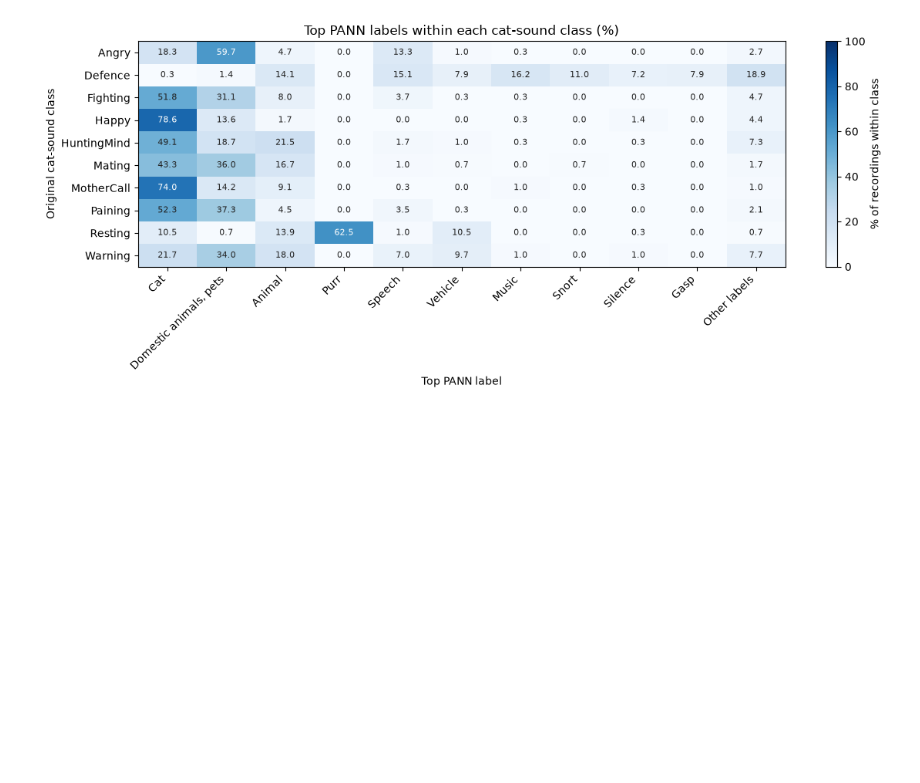
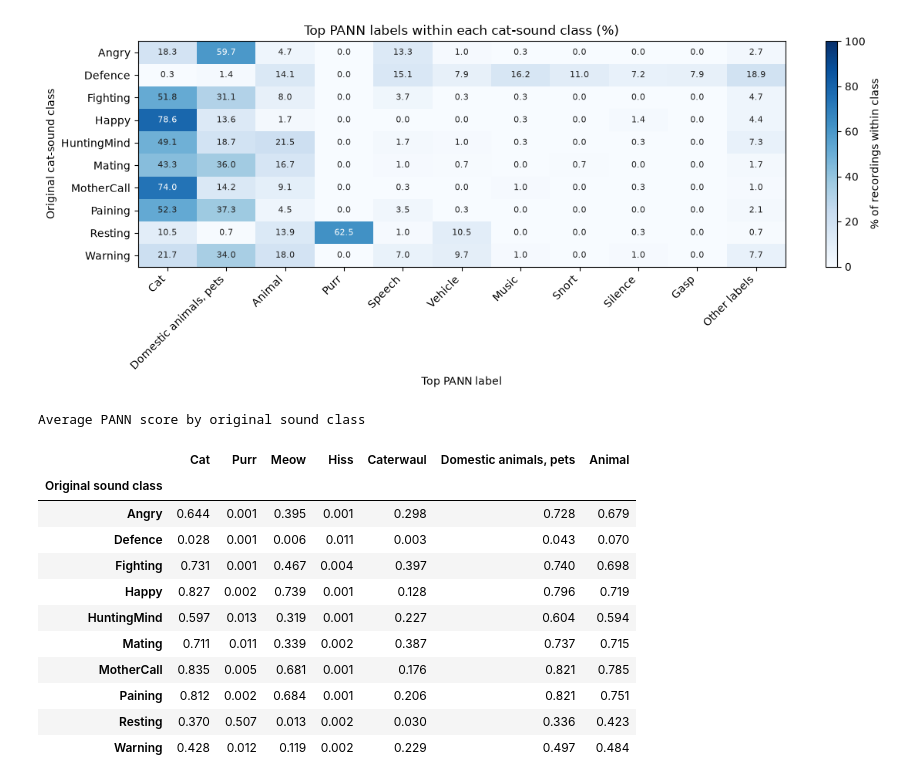
Before and after one commit to CevenJKnowles/Kitty3000-ML, a Jupyter notebook: notebooks/bas-PANN-model-1.ipynb, the cells around one changed output. Cells and saved outputs as stored; diff of their text form; code cells hidden in the pictures; blank space fills up the shorter version.

Commit message:
PANN label eda

```diff
--- a/notebooks/bas-PANN-model-1.ipynb
+++ b/notebooks/bas-PANN-model-1.ipynb
@@ -419,3 +414,37 @@ plt.tight_layout()
 plt.show()
 # %% [output]
 [figure]
+# %%
+#Include Domestic animals, pets as well as Animal on top
+CAT_LABELS = ["Cat", "Purr", "Meow", "Hiss", "Caterwaul", "Domestic animals, pets", "Animal"]
+
+# Both dataframes must still refer to the same recordings in the same order.
+assert scores_df.index.equals(predictions_df.index), "Check row alignment."
+
+cat_scores = scores_df[CAT_LABELS].copy()
+original_classes = predictions_df["label"].rename("Original sound class")
+
+assert cat_scores.notna().all().all(), "Some PANN scores are missing."
+
+average_scores = cat_scores.groupby(original_classes).mean()
+
+display(
+    average_scores.style
+    .format("{:.3f}")
+    .background_gradient(cmap="Blues", vmin=0, vmax=1, axis=None)
+    .set_caption("Average PANN score by original sound class")
+)
+# %% [output]
+Average PANN score by original sound class
+|  | Cat | Purr | Meow | Hiss | Caterwaul | Domestic animals, pets | Animal |
+| Original sound class |  |  |  |  |  |  |  |
+| Angry | 0.644 | 0.001 | 0.395 | 0.001 | 0.298 | 0.728 | 0.679 |
+| Defence | 0.028 | 0.001 | 0.006 | 0.011 | 0.003 | 0.043 | 0.070 |
+| Fighting | 0.731 | 0.001 | 0.467 | 0.004 | 0.397 | 0.740 | 0.698 |
+| Happy | 0.827 | 0.002 | 0.739 | 0.001 | 0.128 | 0.796 | 0.719 |
+| HuntingMind | 0.597 | 0.013 | 0.319 | 0.001 | 0.227 | 0.604 | 0.594 |
+| Mating | 0.711 | 0.011 | 0.339 | 0.002 | 0.387 | 0.737 | 0.715 |
+| MotherCall | 0.835 | 0.005 | 0.681 | 0.001 | 0.176 | 0.821 | 0.785 |
+| Paining | 0.812 | 0.002 | 0.684 | 0.001 | 0.206 | 0.821 | 0.751 |
+| Resting | 0.370 | 0.507 | 0.013 | 0.002 | 0.030 | 0.336 | 0.423 |
+| Warning | 0.428 | 0.012 | 0.119 | 0.002 | 0.229 | 0.497 | 0.484 |
```
Also changed, not shown: parts of 4 cells of this notebook.
